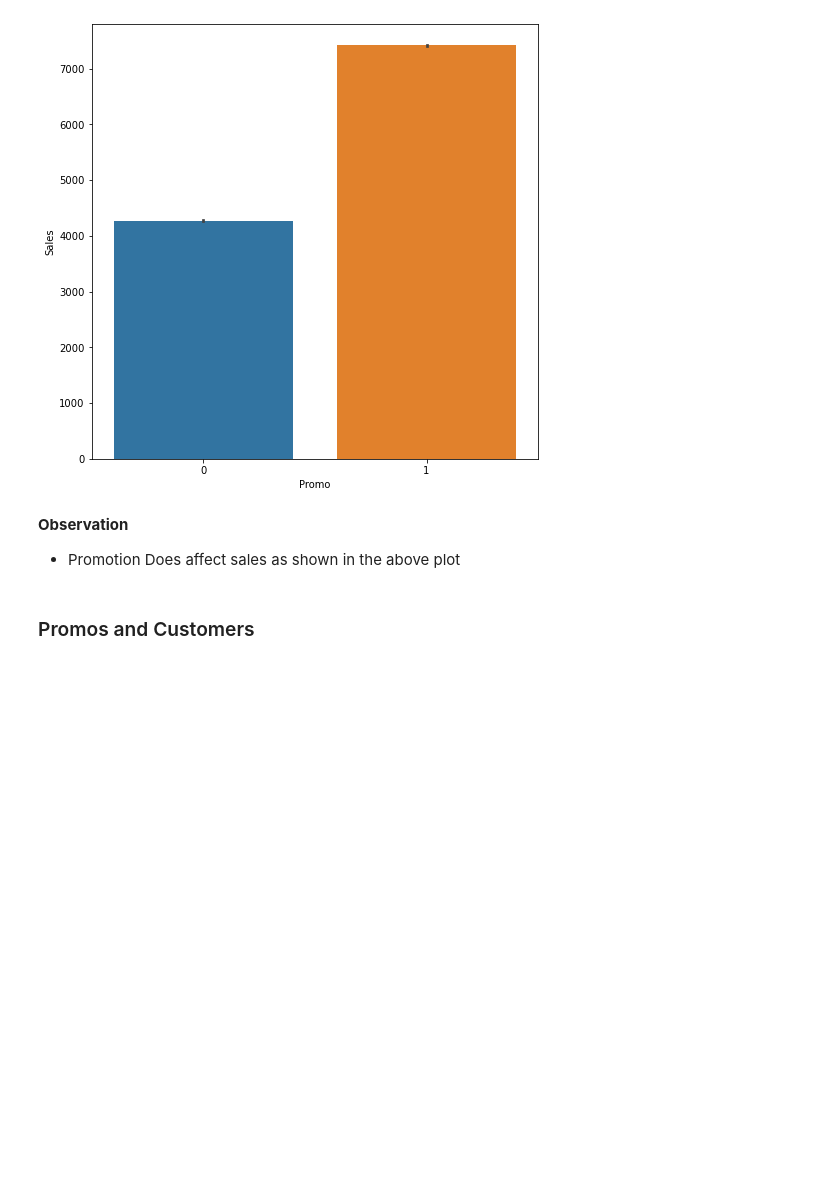
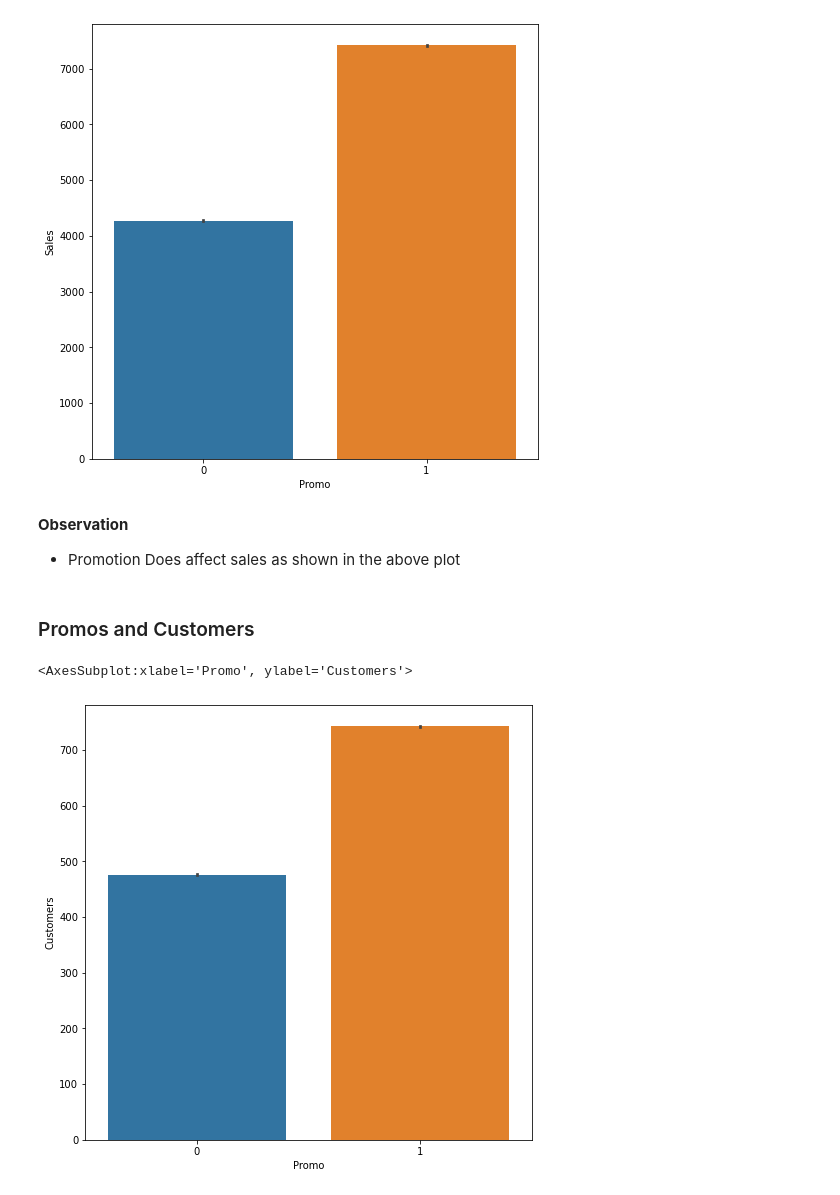
Before and after one commit to benbel376/time-series-data-sales-prediction, a Jupyter notebook: notebooks/data_exploration.ipynb, the cells around one changed output. Saved outputs shown, nothing was run; the diff lists cells and outputs as text; code cells hidden in the pictures; blank space fills up the shorter version.

Commit message:
customers number and promotion checked, closes #5

```diff
--- a/notebooks/data_exploration.ipynb
+++ b/notebooks/data_exploration.ipynb
@@ -156,3 +156,13 @@ sns.barplot(x="Promo", y="Sales", data=promo_sales)
 - Promotion Does affect sales as shown in the above plot
 # %% [markdown]
 ### Promos and Customers
+# %%
+# checking average number of customers and existence of promotion
+
+promo_customers = train[['Customers', 'Promo']]
+
+plt.figure(figsize=(8, 8))
+sns.barplot(x="Promo", y="Customers", data=promo_customers)
+# %% [output]
+<AxesSubplot:xlabel='Promo', ylabel='Customers'>
+[figure, added]
```
